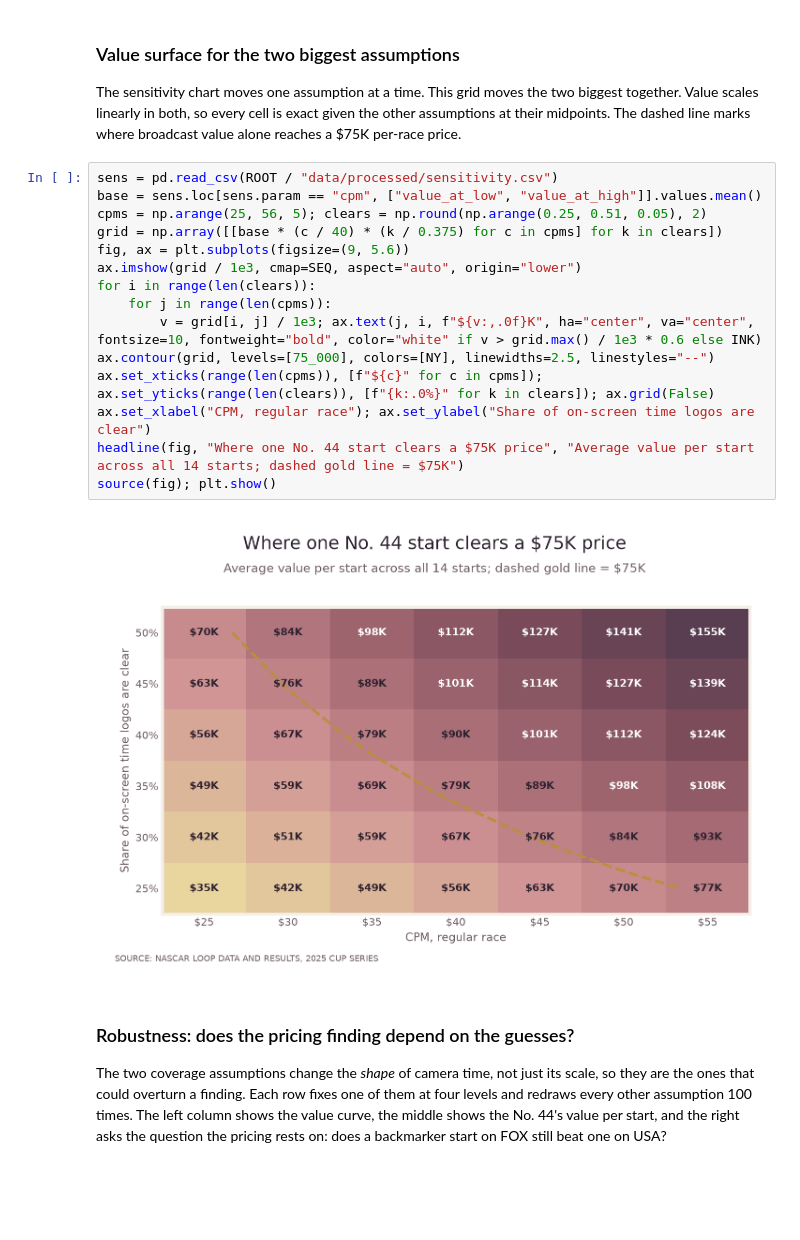
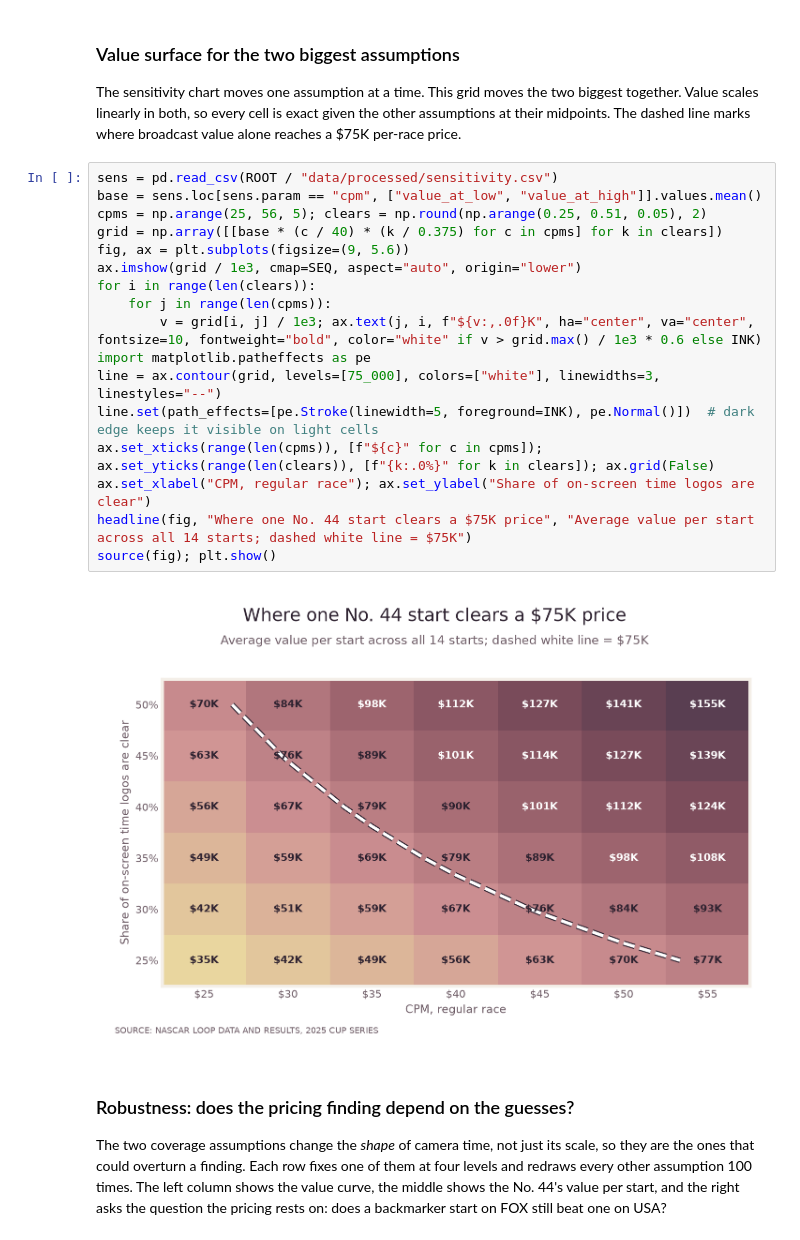
Before and after one commit to Simon-ity/nascar-sponsor-model, a Jupyter notebook: nascar_sponsor_value/notebooks/03_exposure_model.ipynb, the cells around one changed output. Cells and saved outputs as stored; diff of their text form; blank space fills up the shorter version.

Commit message:
Make the $75K line on the price heatmap white
A white dashed line with a dark outline reads on every cell; the gold
line blended into the rose cells.

```diff
--- a/nascar_sponsor_value/notebooks/03_exposure_model.ipynb
+++ b/nascar_sponsor_value/notebooks/03_exposure_model.ipynb
@@ -181,20 +181,22 @@ The sensitivity chart moves one assumption at a time. This grid moves the two bi
 # %%
 sens = pd.read_csv(ROOT / "data/processed/sensitivity.csv")
 base = sens.loc[sens.param == "cpm", ["value_at_low", "value_at_high"]].values.mean()
 cpms = np.arange(25, 56, 5); clears = np.round(np.arange(0.25, 0.51, 0.05), 2)
 grid = np.array([[base * (c / 40) * (k / 0.375) for c in cpms] for k in clears])
 fig, ax = plt.subplots(figsize=(9, 5.6))
 ax.imshow(grid / 1e3, cmap=SEQ, aspect="auto", origin="lower")
 for i in range(len(clears)):
     for j in range(len(cpms)):
         v = grid[i, j] / 1e3; ax.text(j, i, f"${v:,.0f}K", ha="center", va="center", fontsize=10, fontweight="bold", color="white" if v > grid.max() / 1e3 * 0.6 else INK)
-ax.contour(grid, levels=[75_000], colors=[NY], linewidths=2.5, linestyles="--")
+import matplotlib.patheffects as pe
+line = ax.contour(grid, levels=[75_000], colors=["white"], linewidths=3, linestyles="--")
+line.set(path_effects=[pe.Stroke(linewidth=5, foreground=INK), pe.Normal()])  # dark edge keeps it visible on light cells
 ax.set_xticks(range(len(cpms)), [f"${c}" for c in cpms]); ax.set_yticks(range(len(clears)), [f"{k:.0%}" for k in clears]); ax.grid(False)
 ax.set_xlabel("CPM, regular race"); ax.set_ylabel("Share of on-screen time logos are clear")
-headline(fig, "Where one No. 44 start clears a $75K price", "Average value per start across all 14 starts; dashed gold line = $75K")
+headline(fig, "Where one No. 44 start clears a $75K price", "Average value per start across all 14 starts; dashed white line = $75K")
 source(fig); plt.show()
 # %% [output]
-[figure, old version]
+[figure, new version]
 # %% [markdown]
 ### Robustness: does the pricing finding depend on the guesses?
 
```
